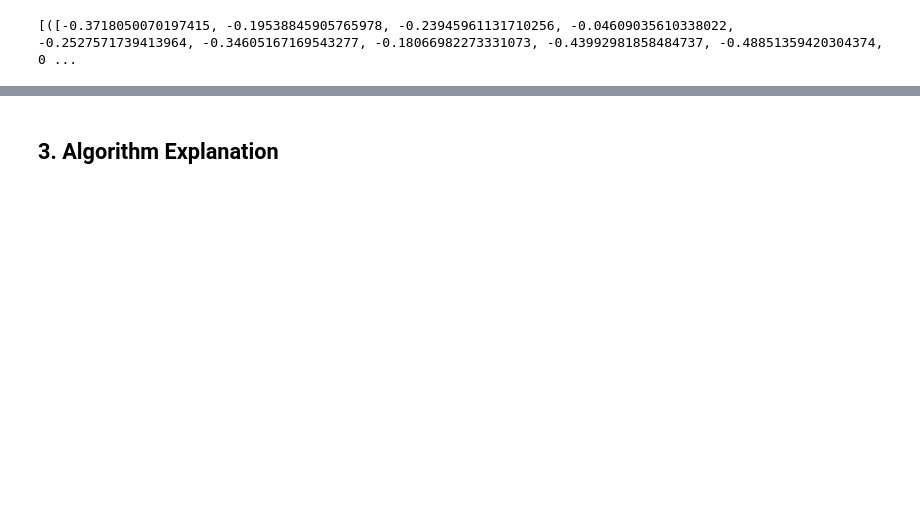
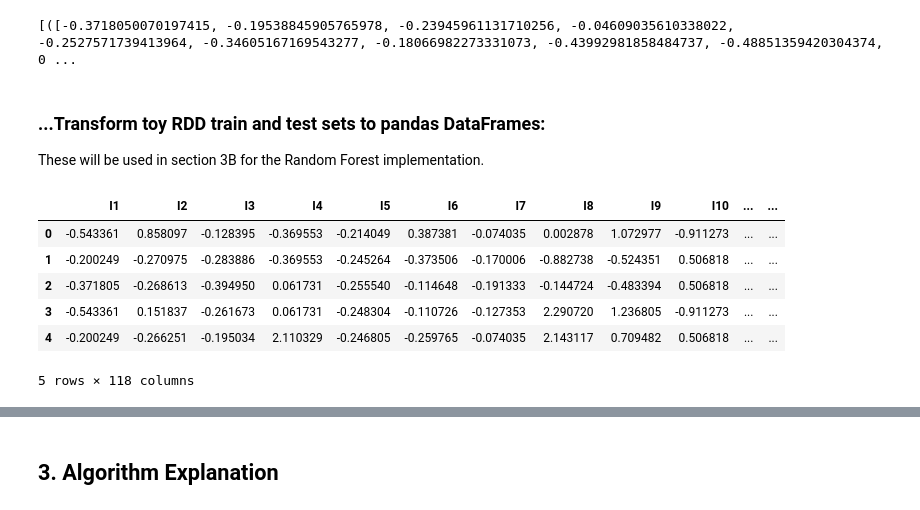
Before and after one commit to cpapadimitriou/Click-Through-Rate-prediction, a Jupyter notebook: Final Submission/261Final - Anusha_Arvindh_Christina_Kim.ipynb, the cells around one changed output, grey strips where cells are left out. Drawn from its saved outputs; the diff is of its cells as text; code cells hidden in the pictures; blank space fills up the shorter version.

Commit message:
section 1-2 complete

```diff
--- a/Final Submission/261Final - Anusha_Arvindh_Christina_Kim.ipynb
+++ b/Final Submission/261Final - Anusha_Arvindh_Christina_Kim.ipynb
@@ -833,0 +811,10 @@ print(oheTrasformedToyRDDCached.take(1))
+# %%
+cat_col_names = []
+
+for i in list(range(1,27)):
+    cat_col_names.append('High_Freq_C'+str(i))
+    cat_col_names.append('Medium_Freq_C'+str(i))
+    cat_col_names.append('Low_Freq_C'+str(i))
+    cat_col_names.append('Missing'+str(i))
+
+FIELDS_NEW = ['I1','I2','I3','I4','I5','I6','I7','I8','I9','I10','I11','I12','I13'] + cat_col_names + ['Label']
@@ -834 +827,3 @@ print(oheTrasformedToyRDDCached.take(1))
+# %%
+toyTrainRDD = oheTrasformedToyRDDCached_all
 # %% [markdown]
@@ -840,3 +831 @@ For the next section, we will randomly sample a toy held-out dataset, to which w
-# %%
-toyTrainRDD = oheTrasformedToyRDDCached
 # %%
@@ -851,7 +864,22 @@ toyTestRDD = oheTrasformedToyTestRDDCached
 print(toyTestRDD.take(1))
 # %% [output]
 [([-0.3718050070197415, -0.19538845905765978, -0.23945961131710256, -0.04609035610338022, -0.2527571739413964, -0.34605167169543277, -0.18066982273331073, -0.43992981858484737, -0.48851359420304374, 0 ...
+# %% [markdown]
+### ...Transform toy RDD train and test sets to pandas DataFrames:
+These will be used in section 3B for the Random Forest implementation.
 # %%
-# transforming both train and test datasets to fit into the algorithm below
-# toyTrainTransRDD = toyTrainRDD.map(lambda x: (np.array(x[0]), x[1]))
-# toyTestTransRDD = toyTestRDD.map(lambda x: (np.array(x[0]), x[1]))
+toyTrainRDDtoPandas = toyTrainRDD.map(null_to_nan).map(lambda x: np.append(x[0], [x[1]])).collect()
+toyTestRDDtoPandas = toyTestRDD.map(null_to_nan).map(lambda x: np.append(x[0], [x[1]])).collect()
+
+toy_train_df = pd.DataFrame(toyTrainRDDtoPandas, columns=FIELDS_NEW)
+toy_test_df = pd.DataFrame(toyTestRDDtoPandas, columns=FIELDS_NEW)
+# %%
+toy_train_df.head()
+# %% [output]
+|  | I1 | I2 | I3 | I4 | I5 | I6 | I7 | I8 | I9 | I10 | ... | ... |
+| 0 | -0.543361 | 0.858097 | -0.128395 | -0.369553 | -0.214049 | 0.387381 | -0.074035 | 0.002878 | 1.072977 | -0.911273 | ... | ... |
+| 1 | -0.200249 | -0.270975 | -0.283886 | -0.369553 | -0.245264 | -0.373506 | -0.170006 | -0.882738 | -0.524351 | 0.506818 | ... | ... |
+| 2 | -0.371805 | -0.268613 | -0.394950 | 0.061731 | -0.255540 | -0.114648 | -0.191333 | -0.144724 | -0.483394 | 0.506818 | ... | ... |
+| 3 | -0.543361 | 0.151837 | -0.261673 | 0.061731 | -0.248304 | -0.110726 | -0.127353 | 2.290720 | 1.236805 | -0.911273 | ... | ... |
+| 4 | -0.200249 | -0.266251 | -0.195034 | 2.110329 | -0.246805 | -0.259765 | -0.074035 | 2.143117 | 0.709482 | 0.506818 | ... | ... |
+5 rows × 118 columns
```
Also changed, not shown: parts of 36 cells of this notebook, 2 other files.
